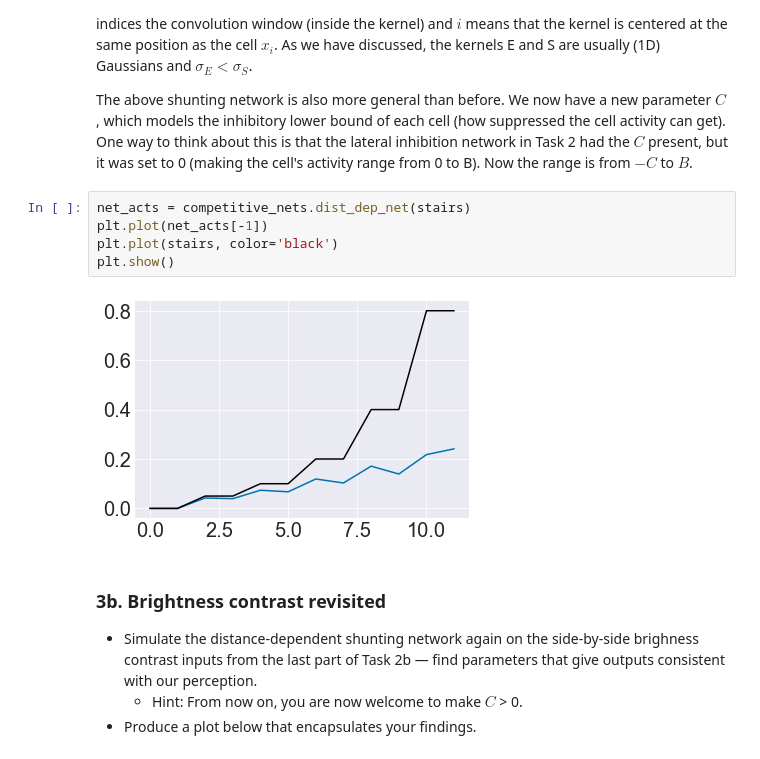
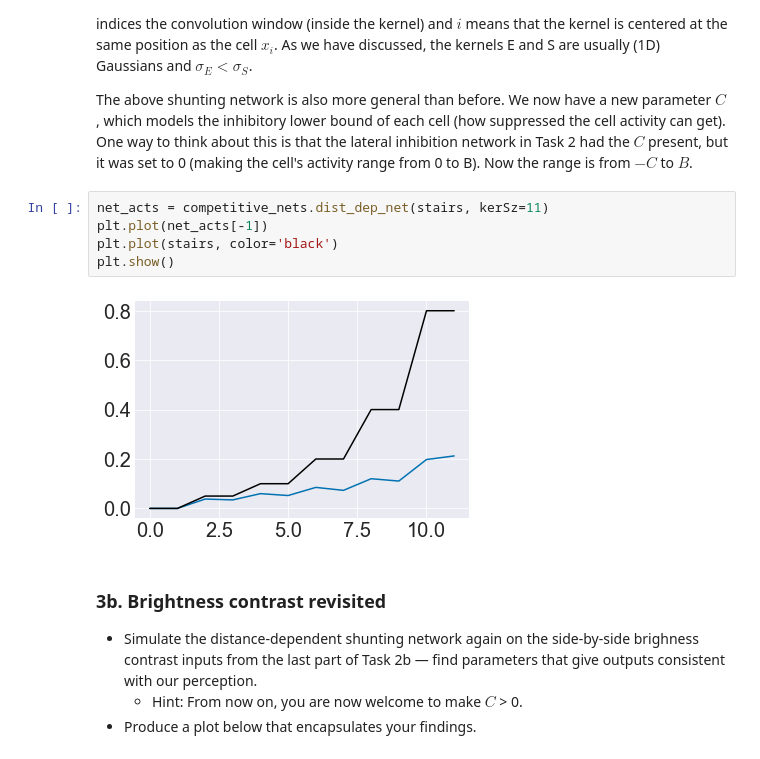
Before and after one commit to ejseal21/Computational-Neuroscience, a Jupyter notebook: Project3/CompNets.ipynb, the cells around one changed output. Drawn from its saved outputs; the diff is of its cells as text.

Commit message:
code to plot output of convolution

```diff
--- a/Project3/CompNets.ipynb
+++ b/Project3/CompNets.ipynb
@@ -384,12 +384,12 @@ The goal of this task is to implement and simulate a distance-dependent shunting
 
 The above shunting network is also more general than before. We now have a new parameter $C$, which models the inhibitory lower bound of each cell (how suppressed the cell activity can get). One way to think about this is that the lateral inhibition network in Task 2 had the $C$ present, but it was set to 0 (making the cell's activity range from 0 to B). Now the range is from $-C$ to $B$.
 # %%
-net_acts = competitive_nets.dist_dep_net(stairs)
+net_acts = competitive_nets.dist_dep_net(stairs, kerSz=11)
 plt.plot(net_acts[-1])
 plt.plot(stairs, color='black')
 plt.show()
 # %% [output]
-[figure, old version]
+[figure, new version]
 # %% [markdown]
 ### 3b. Brightness contrast revisited
 
```
Also changed, not shown: parts of 9 cells of this notebook.
